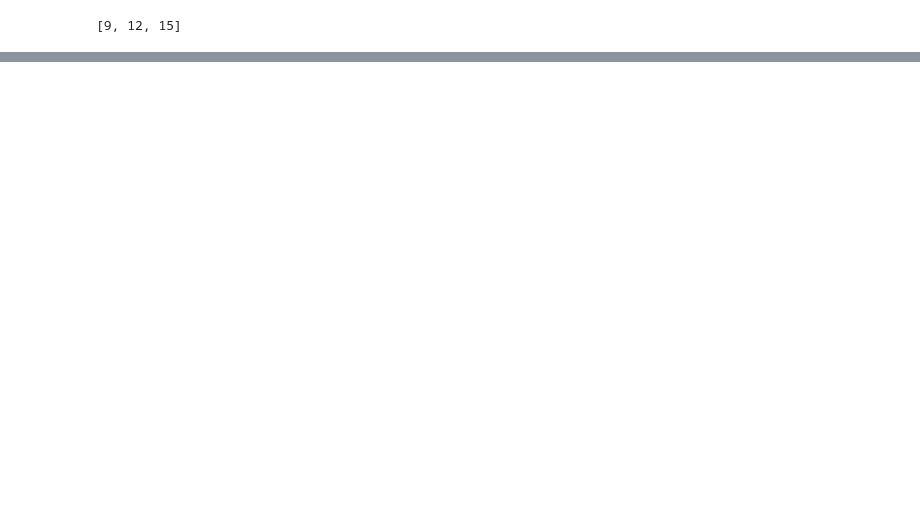
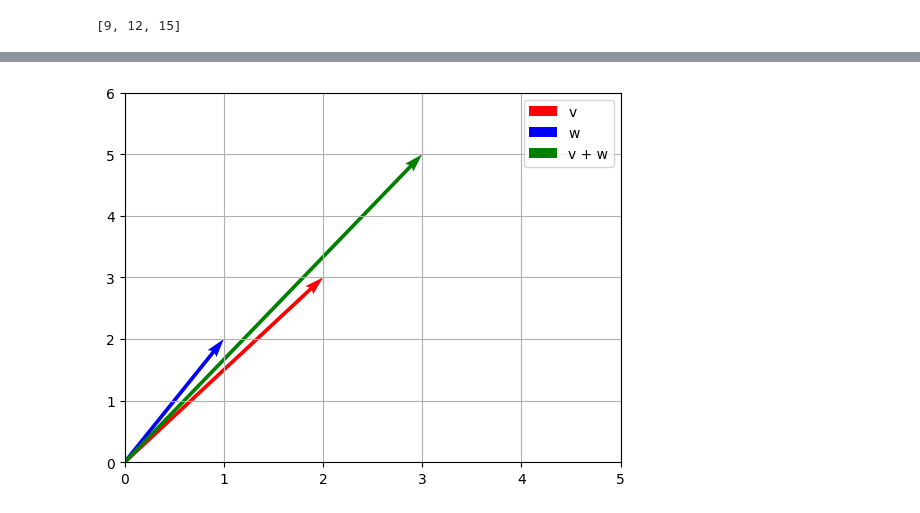
Before and after one commit to kiyoNdux/one-month-ml-sprint, a Jupyter notebook: week_1/day_1/1.1vectors_and_linear_combinations.ipynb, the cells around one changed output, grey strips where cells are left out. Saved outputs shown, nothing was run; the diff lists cells and outputs as text; code cells hidden in the pictures; blank space fills up the shorter version.

Commit message:
feat: 2d and 3d vector visualization

```diff
--- a/week_1/day_1/1.1vectors_and_linear_combinations.ipynb
+++ b/week_1/day_1/1.1vectors_and_linear_combinations.ipynb
@@ -89,0 +102,27 @@ linear_comb(c, v, d, w)
+# %%
+import matplotlib.pyplot as plt
+import numpy as np
+
+# Define vectors
+v = np.array([2, 3])
+w = np.array([1, 2])
+
+# Origin
+origin = np.array([0, 0])
+
+# Plot vectors as arrows
+plt.quiver(*origin, *v, angles='xy', scale_units='xy', scale=1, color='r', label='v')
+plt.quiver(*origin, *w, angles='xy', scale_units='xy', scale=1, color='b', label='w')
+
+# Vector addition
+v_plus_w = v + w
+plt.quiver(*origin, *v_plus_w, angles='xy', scale_units='xy', scale=1, color='g', label='v + w')
+
+# Set plot limits
+plt.xlim(0, 5)
+plt.ylim(0, 6)
+plt.grid()
+plt.legend()
+plt.show()
+# %% [output]
+[figure, added]
```
Also changed, not shown: parts of 7 cells of this notebook.
